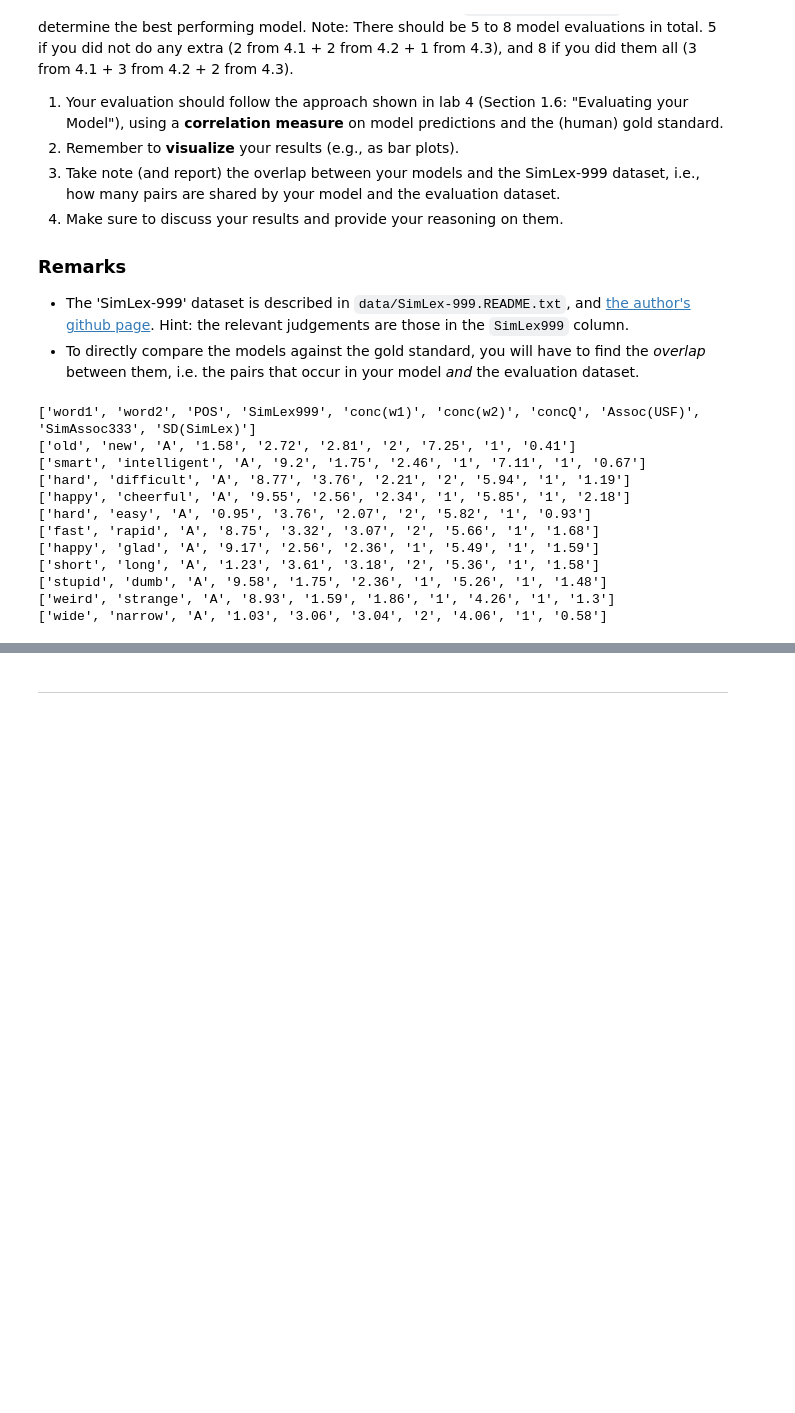
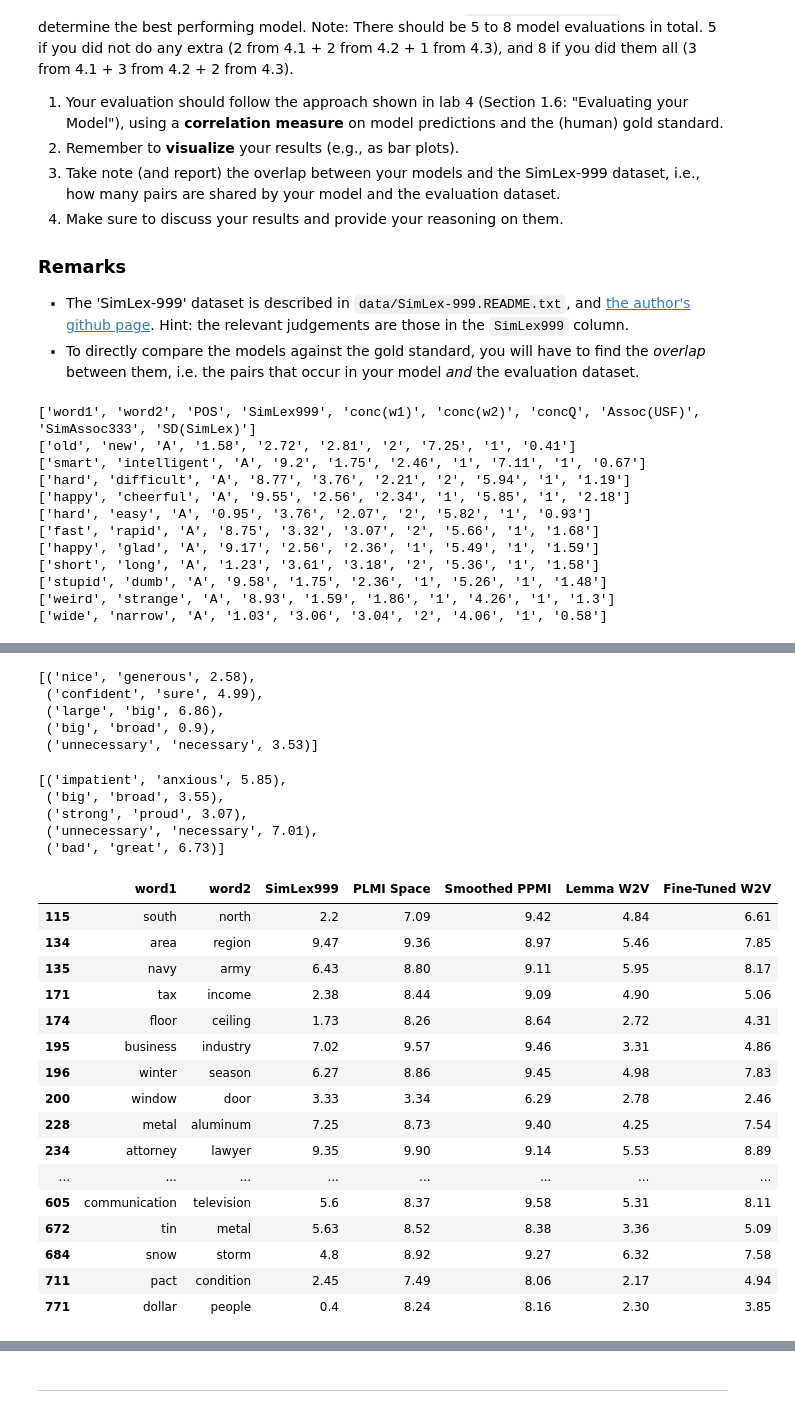
Before and after one commit to joshbrook/AUC_TMCI_2022, a Jupyter notebook: assignments/A2/notebook.ipynb, the cells around one changed output, grey strips where cells are left out. Cells and saved outputs as stored; diff of their text form; code cells hidden in the pictures; blank space fills up the shorter version.

```diff
--- a/assignments/A2/notebook.ipynb
+++ b/assignments/A2/notebook.ipynb
@@ -163,0 +618,13 @@ with open("data/SimLex-999.txt") as f:
+# %%
+sppmi_overlaps = []
+
+for pair, score in sppmis_surface.items():
+    new_pair = (pair[0][0], pair[1][0])
+    if new_pair in list(zip(df["word1"], df["word2"])):
+        try:
+            sim = sppmi_cos_sim[vectors_indices[pair[0]], vectors_indices[pair[1]]]
+            sppmi_overlaps.append((pair[0][0], pair[1][0], round(10 * sim, 2)))
+        except KeyError:
+            pass
+
+sppmi_overlaps[:10]
@@ -163,0 +642,61 @@ with open("data/SimLex-999.txt") as f:
+# %%
+# much more efficient
+
+w2v_overlaps = []
+for w1, w2 in list(zip(df["word1"], df["word2"])):
+    if w1 in lemma_w2v.wv and w2 in lemma_w2v.wv:
+        w2v_overlaps.append((w1, w2, round(10 * lemma_w2v.wv.similarity(w1, w2), 2)))
+
+w2v_overlaps[20:25]
+# %% [output]
+[('nice', 'generous', 2.58),
+ ('confident', 'sure', 4.99),
+ ('large', 'big', 6.86),
+ ('big', 'broad', 0.9),
+ ('unnecessary', 'necessary', 3.53)]
+# %%
+tuned_w2v_overlaps = []
+for w1, w2 in list(zip(df["word1"], df["word2"])):
+    if w1 in tuned_w2v.wv and w2 in tuned_w2v.wv:
+        tuned_w2v_overlaps.append((w1, w2, round(10 * tuned_w2v.wv.similarity(w1, w2), 2)))
+
+tuned_w2v_overlaps[30:35]
+# %% [output]
+[('impatient', 'anxious', 5.85),
+ ('big', 'broad', 3.55),
+ ('strong', 'proud', 3.07),
+ ('unnecessary', 'necessary', 7.01),
+ ('bad', 'great', 6.73)]
+# %%
+# creating dataframes for each space and merging into one
+
+plmi_df = pd.DataFrame(plmi_overlaps, columns=["word1", "word2", "PLMI Space"])
+sppmi_df = pd.DataFrame(sppmi_overlaps, columns=["word1", "word2", "Smoothed PPMI"])
+w2v_df = pd.DataFrame(w2v_overlaps, columns=["word1", "word2", "Lemma W2V"])
+tuned_df = pd.DataFrame(tuned_w2v_overlaps, columns=["word1", "word2", "Fine-Tuned W2V"])
+
+merged = pd.merge(df, plmi_df, how="left", on=["word1", "word2"])
+merged = pd.merge(merged, sppmi_df, how="left", on=["word1", "word2"])
+merged = pd.merge(merged, w2v_df, how="left", on=["word1", "word2"])
+merged = pd.merge(merged, tuned_df, how="left", on=["word1", "word2"])
+
+disp = merged.dropna(subset=['PLMI Space', 'Smoothed PPMI',], thresh=2)
+disp
+# %% [output]
+|  | word1 | word2 | SimLex999 | PLMI Space | Smoothed PPMI | Lemma W2V | Fine-Tuned W2V |
+| 115 | south | north | 2.2 | 7.09 | 9.42 | 4.84 | 6.61 |
+| 134 | area | region | 9.47 | 9.36 | 8.97 | 5.46 | 7.85 |
+| 135 | navy | army | 6.43 | 8.80 | 9.11 | 5.95 | 8.17 |
+| 171 | tax | income | 2.38 | 8.44 | 9.09 | 4.90 | 5.06 |
+| 174 | floor | ceiling | 1.73 | 8.26 | 8.64 | 2.72 | 4.31 |
+| 195 | business | industry | 7.02 | 9.57 | 9.46 | 3.31 | 4.86 |
+| 196 | winter | season | 6.27 | 8.86 | 9.45 | 4.98 | 7.83 |
+| 200 | window | door | 3.33 | 3.34 | 6.29 | 2.78 | 2.46 |
+| 228 | metal | aluminum | 7.25 | 8.73 | 9.40 | 4.25 | 7.54 |
+| 234 | attorney | lawyer | 9.35 | 9.90 | 9.14 | 5.53 | 8.89 |
+| ... | ... | ... | ... | ... | ... | ... | ... |
+| 605 | communication | television | 5.6 | 8.37 | 9.58 | 5.31 | 8.11 |
+| 672 | tin | metal | 5.63 | 8.52 | 8.38 | 3.36 | 5.09 |
+| 684 | snow | storm | 4.8 | 8.92 | 9.27 | 6.32 | 7.58 |
+| 711 | pact | condition | 2.45 | 7.49 | 8.06 | 2.17 | 4.94 |
+| 771 | dollar | people | 0.4 | 8.24 | 8.16 | 2.30 | 3.85 |
```
Also changed, not shown: parts of 36 cells of this notebook, 20 other files.
